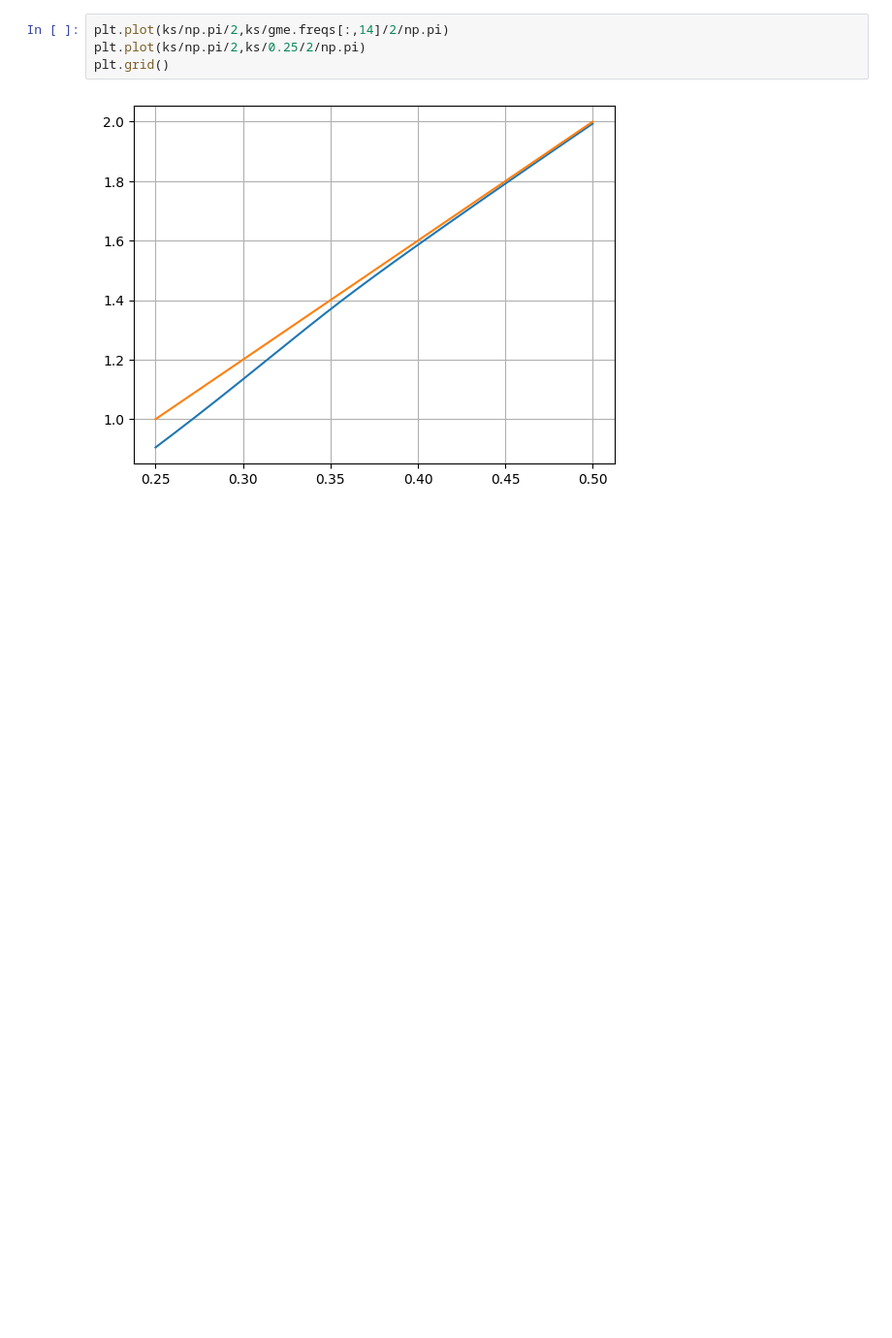
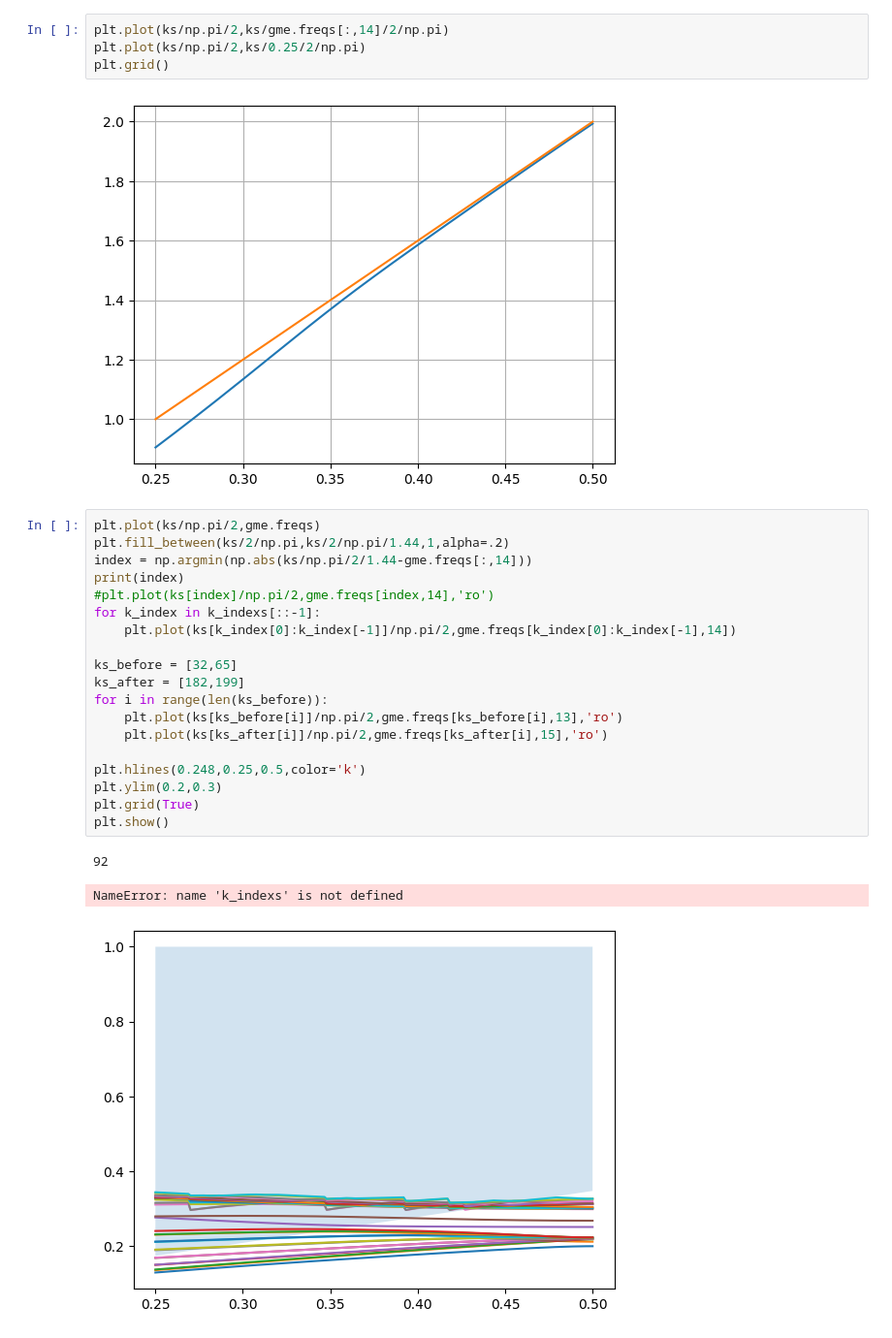
Before and after one commit to DominicJThompson/optGME, a Jupyter notebook: paper2/FieldRuns/SIOTesting.ipynb, the cells around one changed output. Shown at 97% size. Drawn from its saved outputs; the diff is of its cells as text; blank space fills up the shorter version.

```diff
--- a/paper2/FieldRuns/SIOTesting.ipynb
+++ b/paper2/FieldRuns/SIOTesting.ipynb
@@ -126,3 +114,26 @@ plt.plot(ks/np.pi/2,ks/0.25/2/np.pi)
 plt.grid()
 # %% [output]
 [figure]
+# %%
+plt.plot(ks/np.pi/2,gme.freqs)
+plt.fill_between(ks/2/np.pi,ks/2/np.pi/1.44,1,alpha=.2)
+index = np.argmin(np.abs(ks/np.pi/2/1.44-gme.freqs[:,14]))
+print(index)
+#plt.plot(ks[index]/np.pi/2,gme.freqs[index,14],'ro')
+for k_index in k_indexs[::-1]:
+    plt.plot(ks[k_index[0]:k_index[-1]]/np.pi/2,gme.freqs[k_index[0]:k_index[-1],14])
+
+ks_before = [32,65]
+ks_after = [182,199]
+for i in range(len(ks_before)):
+    plt.plot(ks[ks_before[i]]/np.pi/2,gme.freqs[ks_before[i],13],'ro')
+    plt.plot(ks[ks_after[i]]/np.pi/2,gme.freqs[ks_after[i],15],'ro')
+
+plt.hlines(0.248,0.25,0.5,color='k')
+plt.ylim(0.2,0.3)
+plt.grid(True)
+plt.show()
+# %% [output]
+92
+NameError: name 'k_indexs' is not defined
+[figure, added]
```
Also changed, not shown: parts of 11 cells of this notebook, 8 other files.
